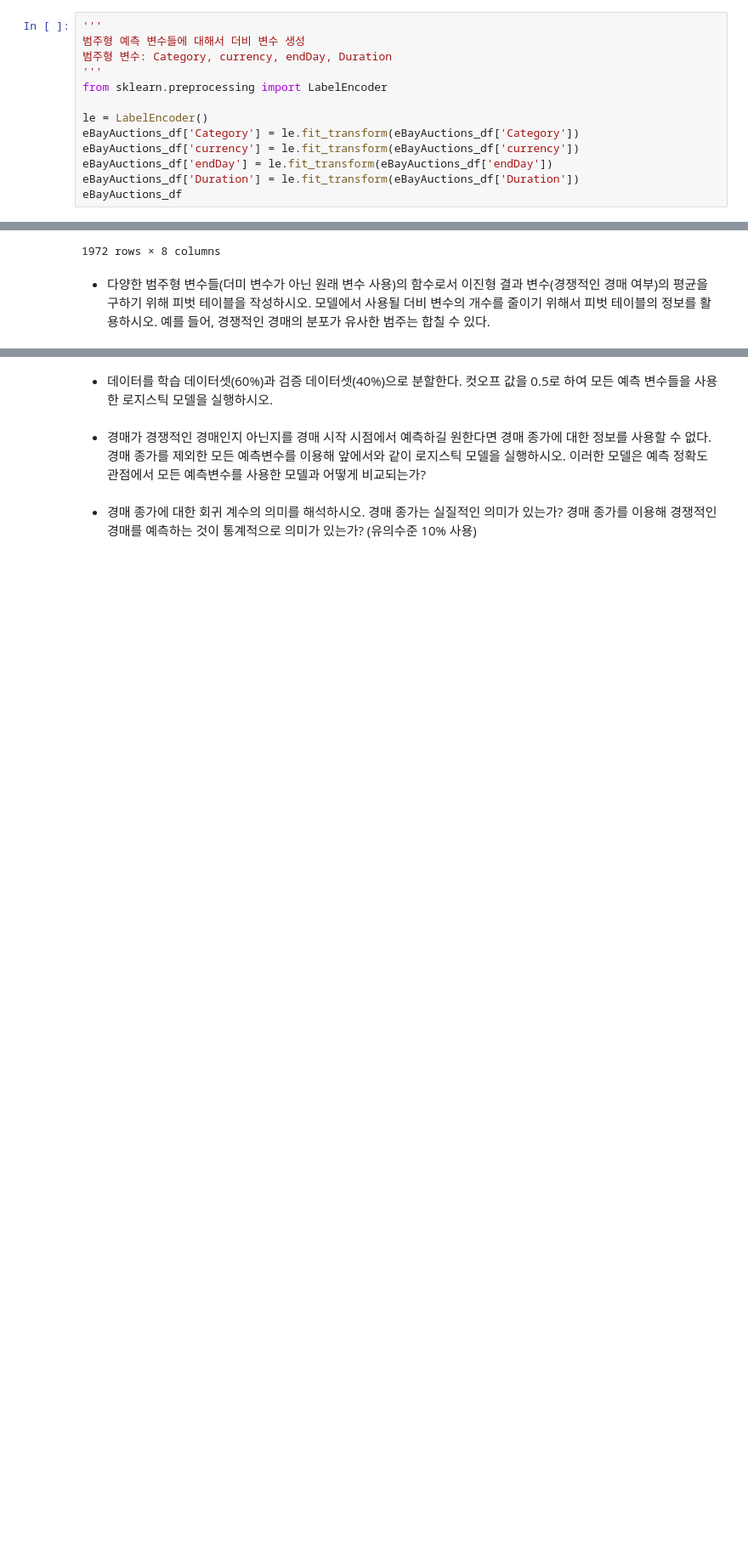
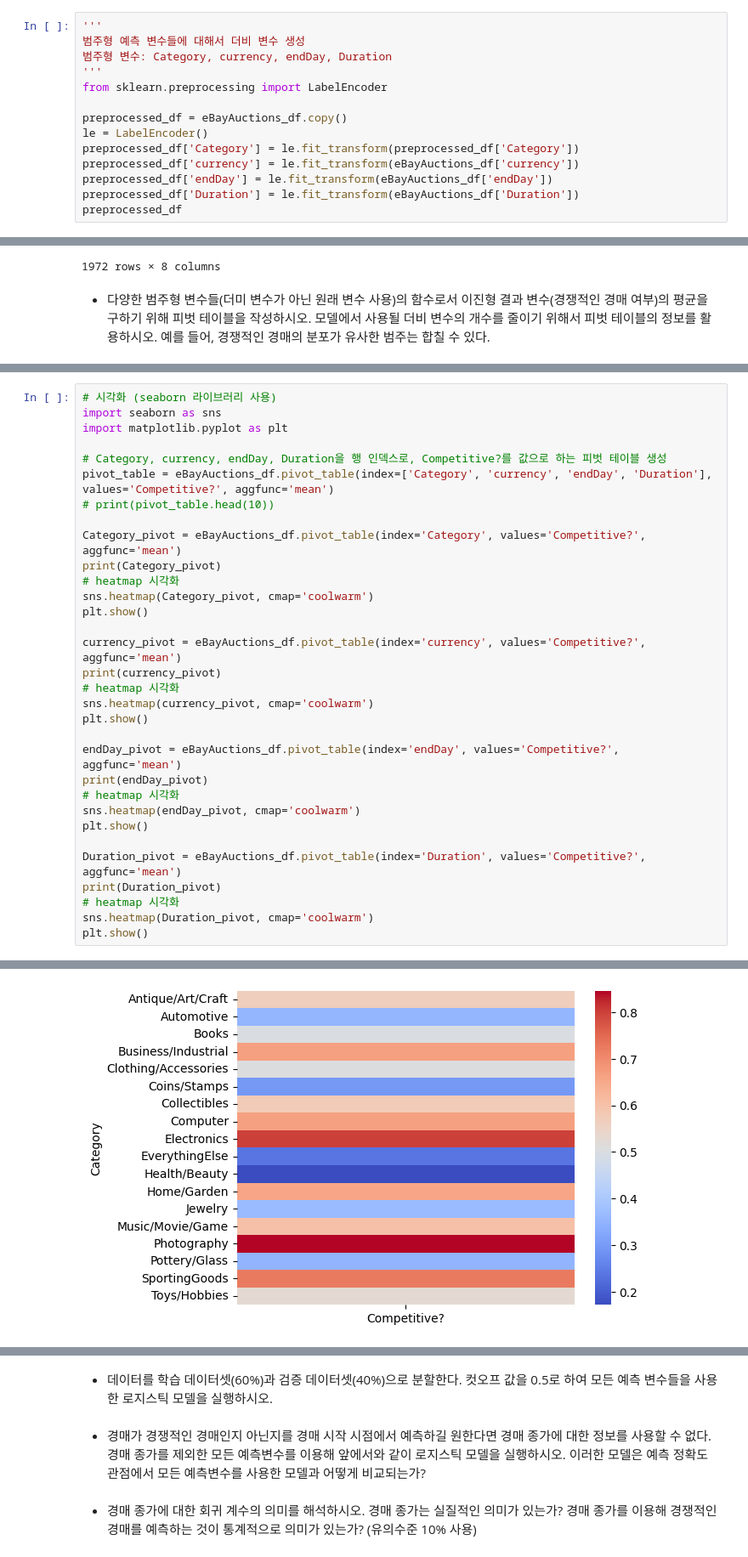
Before and after one commit to sunukkim98/DataAnalysis, a Jupyter notebook: final_project/src/code.ipynb, the cells around one changed output, grey strips where cells are left out. Shown: that part at 85% size. Drawn from its saved outputs; the diff is of its cells as text; blank space fills up the shorter version.

Commit message:
solved pivot table prob

```diff
--- a/final_project/src/code.ipynb
+++ b/final_project/src/code.ipynb
@@ -37,12 +37,13 @@ eBayAuctions_df
 '''
 from sklearn.preprocessing import LabelEncoder
 
+preprocessed_df = eBayAuctions_df.copy()
 le = LabelEncoder()
-eBayAuctions_df['Category'] = le.fit_transform(eBayAuctions_df['Category'])
-eBayAuctions_df['currency'] = le.fit_transform(eBayAuctions_df['currency'])
-eBayAuctions_df['endDay'] = le.fit_transform(eBayAuctions_df['endDay'])
-eBayAuctions_df['Duration'] = le.fit_transform(eBayAuctions_df['Duration'])
-eBayAuctions_df
+preprocessed_df['Category'] = le.fit_transform(preprocessed_df['Category'])
+preprocessed_df['currency'] = le.fit_transform(eBayAuctions_df['currency'])
+preprocessed_df['endDay'] = le.fit_transform(eBayAuctions_df['endDay'])
+preprocessed_df['Duration'] = le.fit_transform(eBayAuctions_df['Duration'])
+preprocessed_df
 # %% [output]
 |  | Category | currency | sellerRating | Duration | endDay | ClosePrice | OpenPrice | Competitive? |
 | 0 | 13 | 2 | 3249 | 2 | 1 | 0.01 | 0.01 | 0 |
@@ -86,0 +63,33 @@ Antique/Art/Craft EUR      Fri    3             1.000000
+# %%
+# 시각화 (seaborn 라이브러리 사용)
+import seaborn as sns
+import matplotlib.pyplot as plt
+
+# Category, currency, endDay, Duration을 행 인덱스로, Competitive?를 값으로 하는 피벗 테이블 생성
+pivot_table = eBayAuctions_df.pivot_table(index=['Category', 'currency', 'endDay', 'Duration'], values='Competitive?', aggfunc='mean')
+# print(pivot_table.head(10))
+
+Category_pivot = eBayAuctions_df.pivot_table(index='Category', values='Competitive?', aggfunc='mean')
+print(Category_pivot)
+# heatmap 시각화
+sns.heatmap(Category_pivot, cmap='coolwarm')
+plt.show()
+
+currency_pivot = eBayAuctions_df.pivot_table(index='currency', values='Competitive?', aggfunc='mean')
+print(currency_pivot)
+# heatmap 시각화
+sns.heatmap(currency_pivot, cmap='coolwarm')
+plt.show()
+
+endDay_pivot = eBayAuctions_df.pivot_table(index='endDay', values='Competitive?', aggfunc='mean')
+print(endDay_pivot)
+# heatmap 시각화
+sns.heatmap(endDay_pivot, cmap='coolwarm')
+plt.show()
+
+Duration_pivot = eBayAuctions_df.pivot_table(index='Duration', values='Competitive?', aggfunc='mean')
+print(Duration_pivot)
+# heatmap 시각화
+sns.heatmap(Duration_pivot, cmap='coolwarm')
+plt.show()
+# %% [output]
@@ -86,0 +116 @@ Antique/Art/Craft EUR      Fri    3             1.000000
+[figure, added]
```
Also changed, not shown: parts of 2 cells of this notebook.
